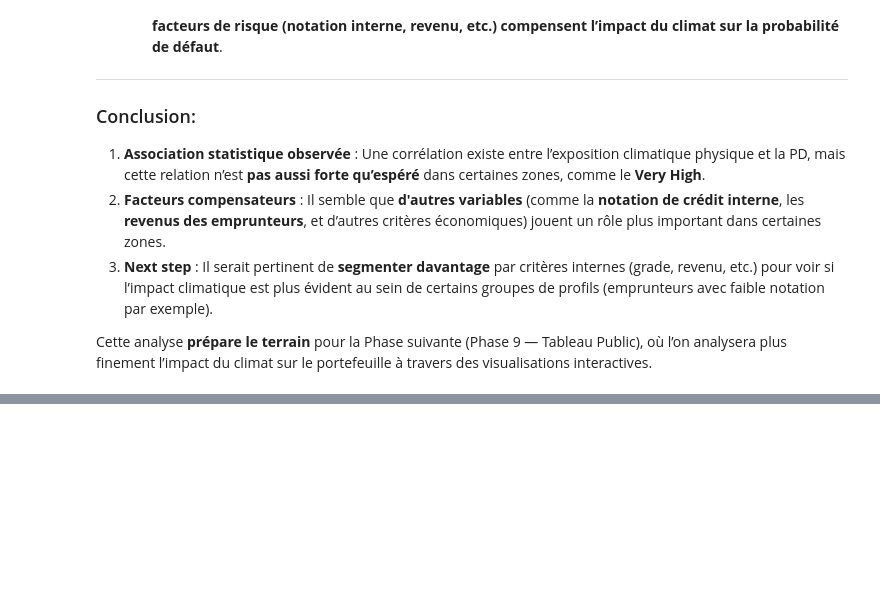
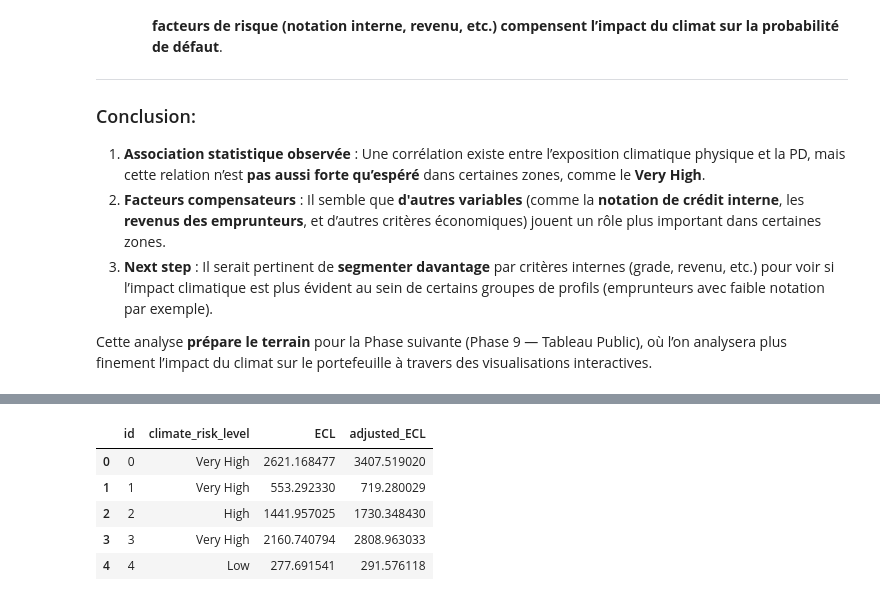
Before and after one commit to thioune04/credit-climate-risk-lab, a Jupyter notebook: notebooks/08_CLIMATE_IMPACT_ON_CREDIT_RISK.ipynb, the cells around one changed output, grey strips where cells are left out. Saved outputs shown, nothing was run; the diff lists cells and outputs as text; code cells hidden in the pictures; blank space fills up the shorter version.

```diff
--- a/notebooks/08_CLIMATE_IMPACT_ON_CREDIT_RISK.ipynb
+++ b/notebooks/08_CLIMATE_IMPACT_ON_CREDIT_RISK.ipynb
@@ -453,0 +463,7 @@ Cette analyse **prépare le terrain** pour la Phase suivante (Phase 9 — Tablea
+# %%
+LGD = 0.60
+df["EAD"] = df["loan_amnt"]
+
+df["ECL"] = df["pd_pred"] * LGD * df["EAD"]
+
+df[["pd_pred", "EAD", "ECL"]].head()
@@ -453,0 +477,22 @@ Cette analyse **prépare le terrain** pour la Phase suivante (Phase 9 — Tablea
+# %%
+# Définir un facteur d'ajustement en fonction du niveau climatique
+climate_factor = {
+    "Very Low": 1.0,
+    "Low": 1.05,
+    "Medium": 1.1,
+    "High": 1.2,
+    "Very High": 1.3
+}
+
+# Appliquer le facteur climatique sur l'ECL
+df["adjusted_ECL"] = df["ECL"] * df["climate_risk_level"].map(climate_factor)
+
+# Vérifier les premières valeurs de l'ECL ajustée
+df[["id", "climate_risk_level", "ECL", "adjusted_ECL"]].head()
+# %% [output]
+|  | id | climate_risk_level | ECL | adjusted_ECL |
+| 0 | 0 | Very High | 2621.168477 | 3407.519020 |
+| 1 | 1 | Very High | 553.292330 | 719.280029 |
+| 2 | 2 | High | 1441.957025 | 1730.348430 |
+| 3 | 3 | Very High | 2160.740794 | 2808.963033 |
+| 4 | 4 | Low | 277.691541 | 291.576118 |
```
Also changed, not shown: parts of 2 cells of this notebook, 1 other file.
